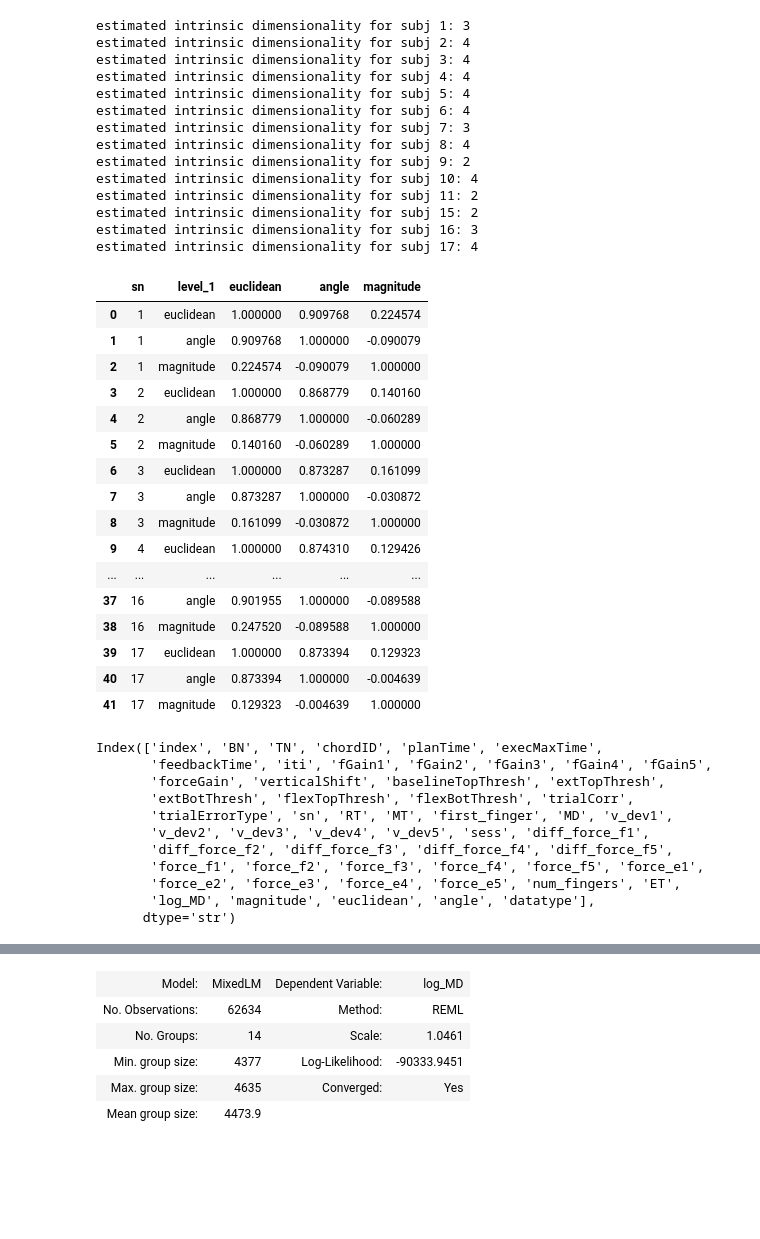
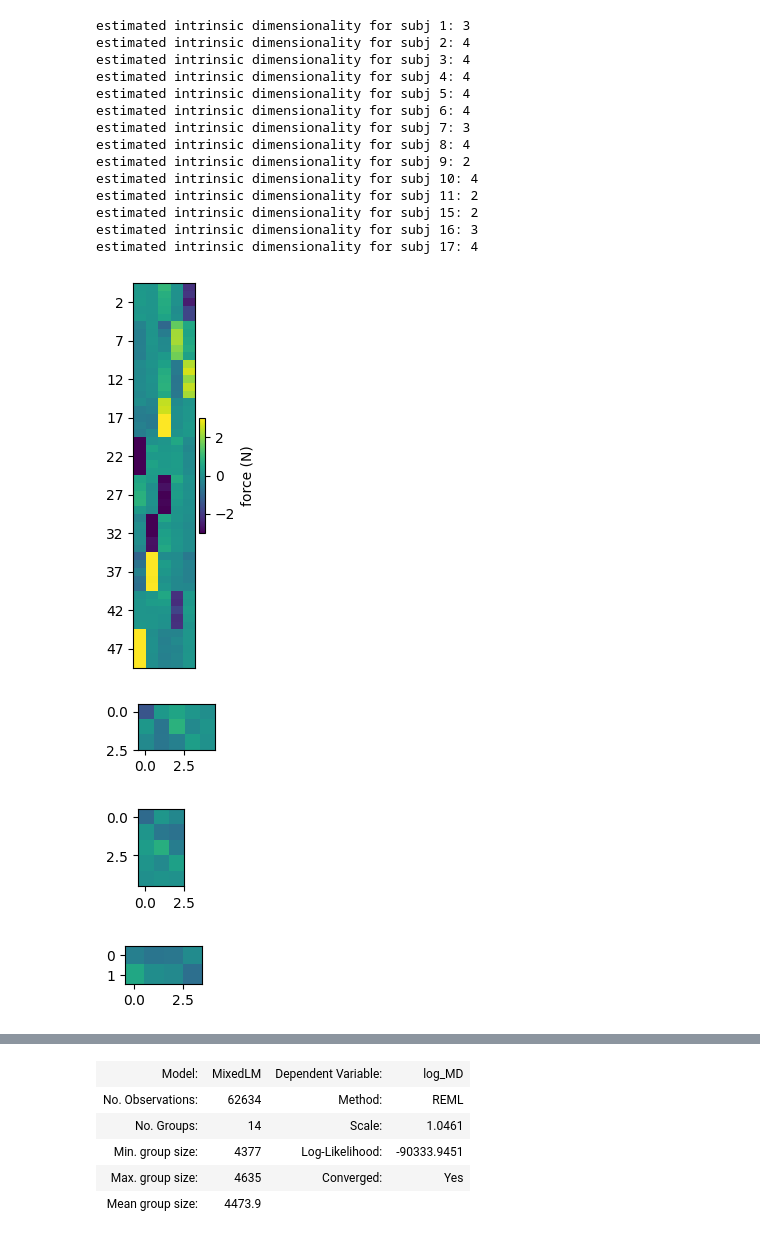
Before and after one commit to mnlmrc/OffManifoldLearning, a Jupyter notebook: notebooks/chords_difficulty_FA.ipynb, the cells around one changed output, grey strips where cells are left out. Saved outputs shown, nothing was run; the diff lists cells and outputs as text; code cells hidden in the pictures; blank space fills up the shorter version.

```diff
--- a/notebooks/chords_difficulty_FA.ipynb
+++ b/notebooks/chords_difficulty_FA.ipynb
@@ -150,37 +151,49 @@ estimated intrinsic dimensionality for subj 11: 2
 estimated intrinsic dimensionality for subj 15: 2
 estimated intrinsic dimensionality for subj 16: 3
 estimated intrinsic dimensionality for subj 17: 4
-# %%
-multi_finger.groupby('sn')[['euclidean', 'angle', 'magnitude']].corr().reset_index()
-# %% [output]
-|  | sn | level_1 | euclidean | angle | magnitude |
-| 0 | 1 | euclidean | 1.000000 | 0.909768 | 0.224574 |
-| 1 | 1 | angle | 0.909768 | 1.000000 | -0.090079 |
-| 2 | 1 | magnitude | 0.224574 | -0.090079 | 1.000000 |
-| 3 | 2 | euclidean | 1.000000 | 0.868779 | 0.140160 |
-| 4 | 2 | angle | 0.868779 | 1.000000 | -0.060289 |
-| 5 | 2 | magnitude | 0.140160 | -0.060289 | 1.000000 |
-| 6 | 3 | euclidean | 1.000000 | 0.873287 | 0.161099 |
-| 7 | 3 | angle | 0.873287 | 1.000000 | -0.030872 |
-| 8 | 3 | magnitude | 0.161099 | -0.030872 | 1.000000 |
-| 9 | 4 | euclidean | 1.000000 | 0.874310 | 0.129426 |
-| ... | ... | ... | ... | ... | ... |
-| 37 | 16 | angle | 0.901955 | 1.000000 | -0.089588 |
-| 38 | 16 | magnitude | 0.247520 | -0.089588 | 1.000000 |
-| 39 | 17 | euclidean | 1.000000 | 0.873394 | 0.129323 |
-| 40 | 17 | angle | 0.873394 | 1.000000 | -0.004639 |
-| 41 | 17 | magnitude | 0.129323 | -0.004639 | 1.000000 |
-# %%
-multi_finger.columns
-# %% [output]
-Index(['index', 'BN', 'TN', 'chordID', 'planTime', 'execMaxTime',
-       'feedbackTime', 'iti', 'fGain1', 'fGain2', 'fGain3', 'fGain4', 'fGain5',
-       'forceGain', 'verticalShift', 'baselineTopThresh', 'extTopThresh',
-       'extBotThresh', 'flexTopThresh', 'flexBotThresh', 'trialCorr',
-       'trialErrorType', 'sn', 'RT', 'MT', 'first_finger', 'MD', 'v_dev1',
-       'v_dev2', 'v_dev3', 'v_dev4', 'v_dev5', 'sess', 'diff_force_f1',
-       'diff_force_f2', 'diff_force_f3', 'diff_force_f4', 'diff_force_f5',
-       'force_f1', 'force_f2', 'force_f3', 'force_f4', 'force_f5', 'force_e1',
-       'force_e2', 'force_e3', 'force_e4', 'force_e5', 'num_fingers', 'ET',
-       'log_MD', 'magnitude', 'euclidean', 'angle', 'datatype'],
-      dtype='str')
+# %%
+#F_sf_example = single_finger[single_finger.sn == sn].groupby('chordID').mean(numeric_only=True)
+fig, ax = plt.subplots(figsize=(1, 5))
+F_sf_example = F_sf[:50]
+im = ax.imshow(F_sf_example, aspect='auto', vmin=-3, vmax=3)
+ax.set_yticks(np.linspace(2, 47, 10))
+ax.set_xticks([])
+
+fig.colorbar(im, ax=ax, shrink=0.3, label='force (N)')
+
+fig.savefig(save_path + 'F_sf_example.pdf')
+
+plt.show()
+# %% [output]
+[figure, added]
+# %%
+L_example, _ = est_intrinsic_manifold(F_sf_example, k=3)
+fig, ax = plt.subplots(figsize=(1, 1))
+im = ax.imshow(L_example.T, aspect='equal', vmin=-3, vmax=3)
+
+fig.savefig(save_path + 'L_example.pdf')
+
+plt.show()
+# %% [output]
+[figure, added]
+# %%
+Q_example, _ = np.linalg.qr(L_example)
+fig, ax = plt.subplots(figsize=(1, 1))
+im = ax.imshow(Q_example, aspect='equal', vmin=-3, vmax=3)
+
+fig.savefig(save_path + 'Q_example.pdf')
+
+plt.show()
+# %% [output]
+[figure, added]
+# %%
+A_example = A.copy()
+
+fig, ax = plt.subplots(figsize=(1, 1))
+im = ax.imshow(A_example, aspect='equal', vmin=-3, vmax=3 )
+
+fig.savefig(save_path + 'A_example.pdf')
+
+plt.show()
+# %% [output]
+[figure, added]
```
Also changed, not shown: parts of 8 cells of this notebook, 4 other files.
